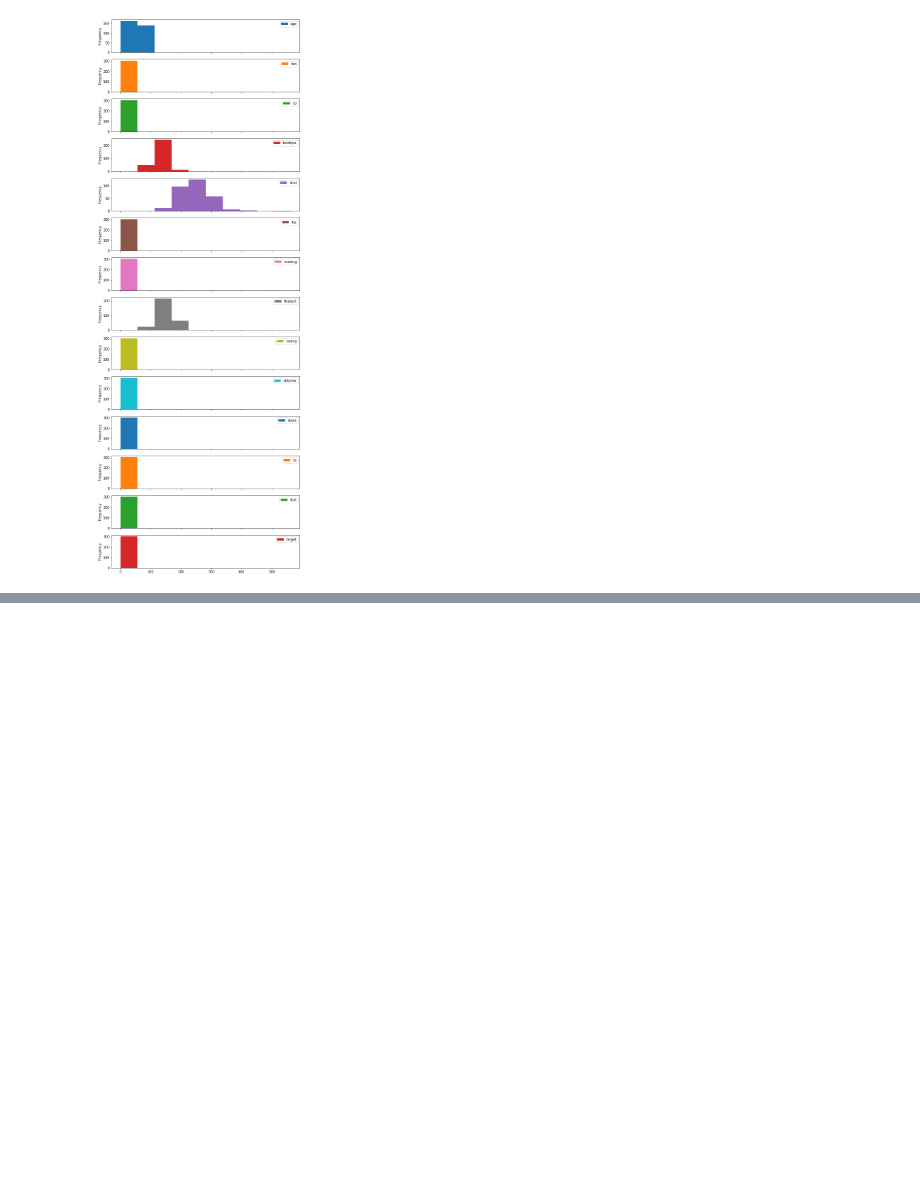
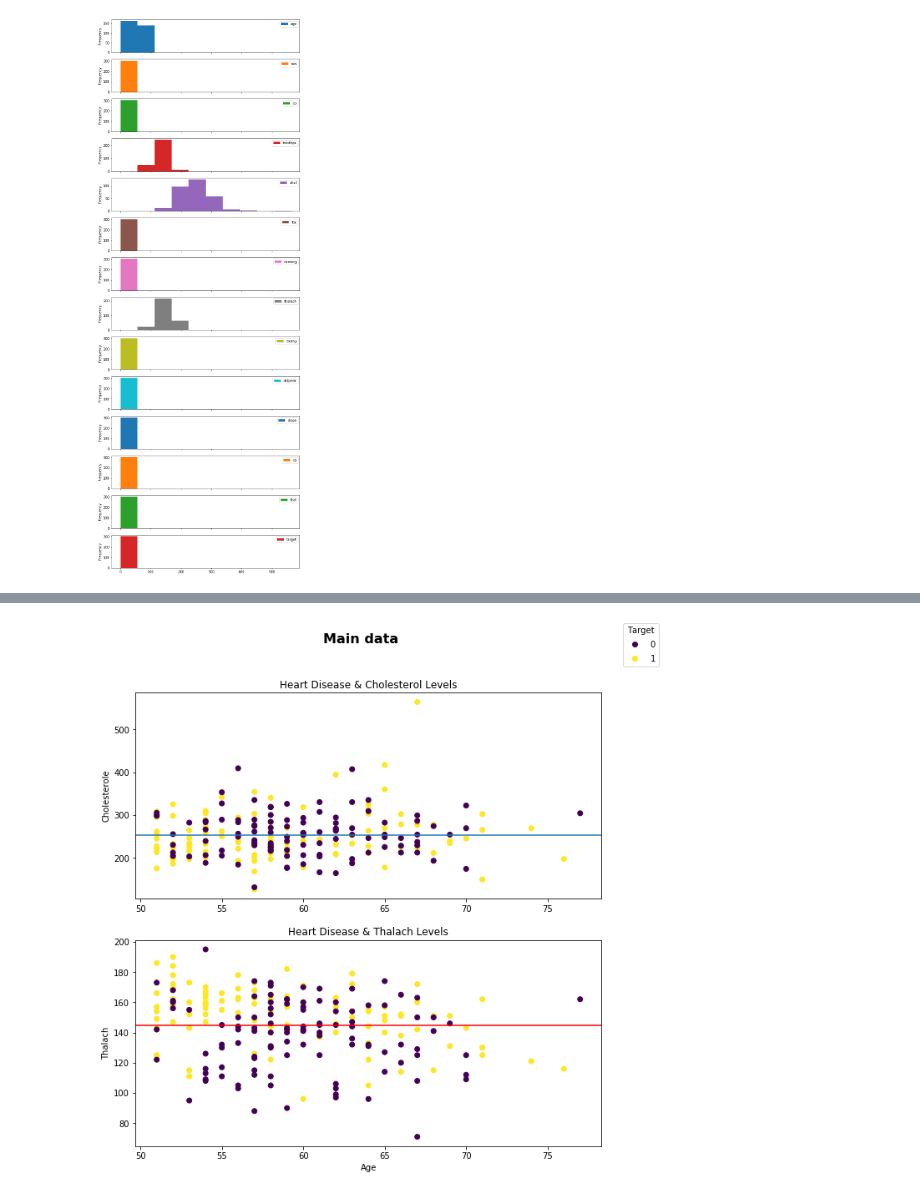
Before and after one commit to faridhuseynov/Udemy_ZTM, a Jupyter notebook: Matplot.ipynb, the cells around one changed output, grey strips where cells are left out. Drawn from its saved outputs; the diff is of its cells as text; code cells hidden in the pictures; blank space fills up the shorter version.

```diff
--- a/Matplot.ipynb
+++ b/Matplot.ipynb
@@ -43,0 +83,16 @@ df.plot.hist(subplots=True, figsize=(10,30));
+# %%
+fig,(ax1,ax2) = plt.subplots(nrows=2, ncols=1,figsize=(10,10))
+scatter = ax1.scatter(x=over_50['age'],y=over_50['chol'],c=over_50['target'])
+scatter = ax2.scatter(x=over_50['age'],y=over_50['thalach'],c=over_50['target'])
+
+ax1.set(title='Heart Disease & Cholesterol Levels', ylabel='Cholesterole')
+ax2.set(title='Heart Disease & Thalach Levels', xlabel='Age', ylabel='Thalach')
+
+fig.legend(*scatter.legend_elements(),title='Target')
+
+ax1.axhline(y=over_50['chol'].mean())
+ax2.axhline(y=over_50['thalach'].mean(),color='red')
+
+fig.suptitle('Main data', fontsize=16, fontweight='bold');
+# %% [output]
+[figure, added]
```
Also changed, not shown: parts of 9 cells of this notebook, 3 other files.
